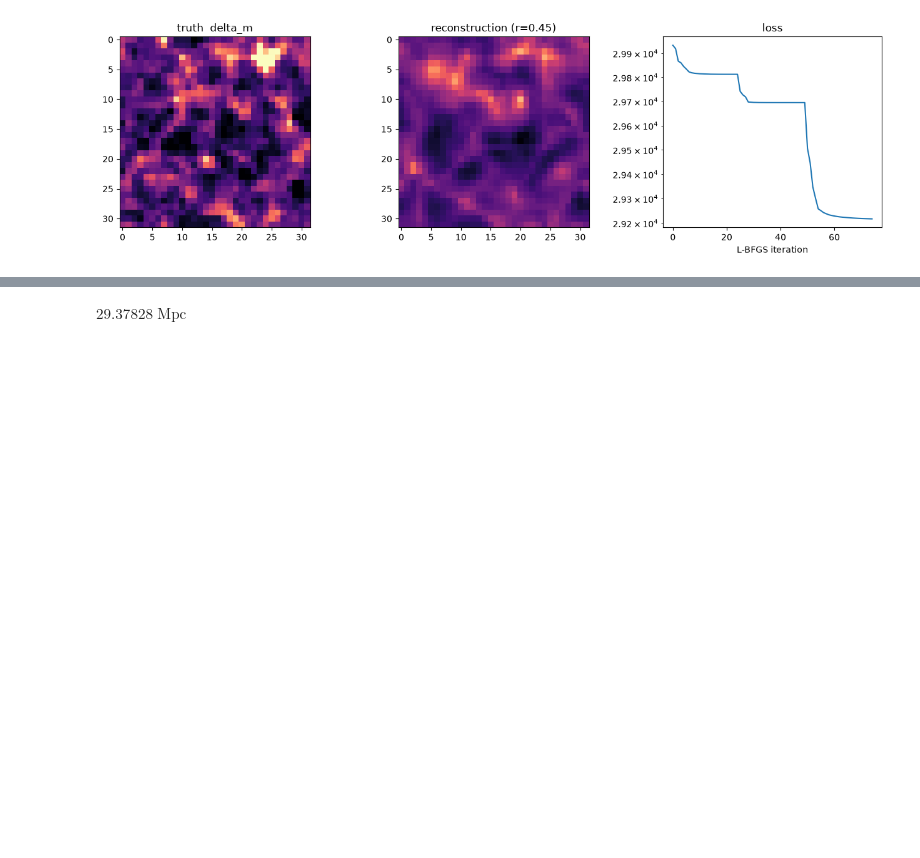
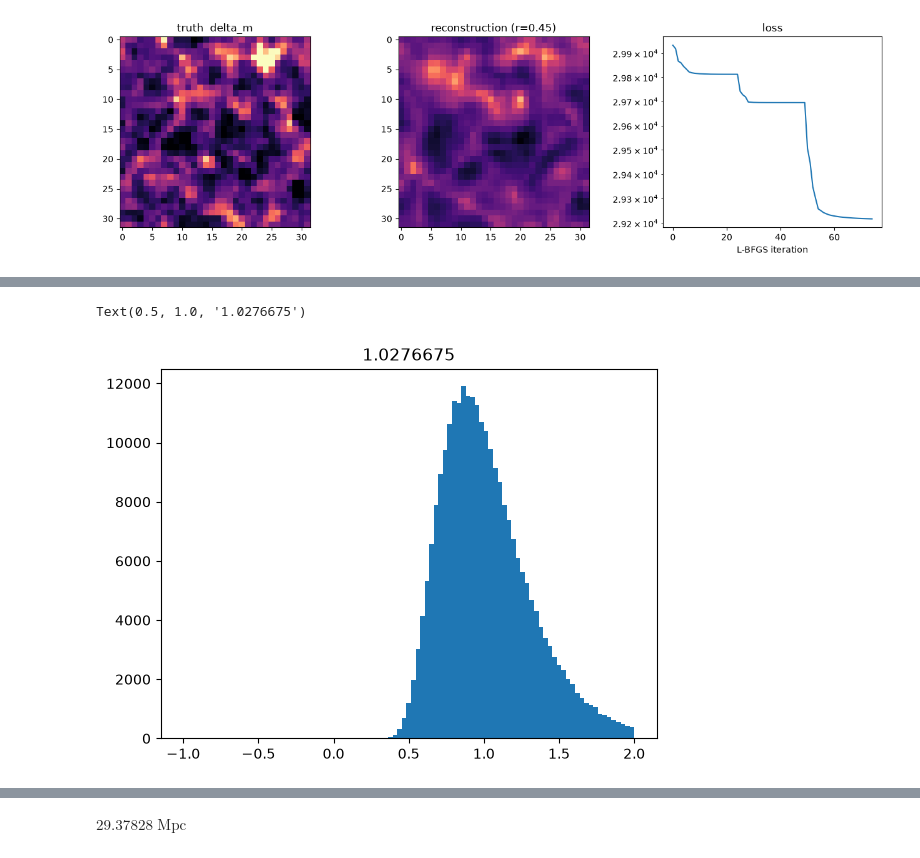
Before and after one commit to lizihao1008/recon_jax, a Jupyter notebook: demo.ipynb, the cells around one changed output, grey strips where cells are left out. Saved outputs shown, nothing was run; the diff lists cells and outputs as text; code cells hidden in the pictures; blank space fills up the shorter version.

```diff
--- a/demo.ipynb
+++ b/demo.ipynb
@@ -180,0 +174,10 @@ cfg_sim: box=160.0 cMpc/h, z=7.14, a_final=0.1229
+# %%
+
+truth_delta = D.astype(np.float32)
+# truth_delta = np.where(truth_delta>100,100,truth_delta)
+truth_delta = truth_delta / np.nanmean(sigma_clip(truth_delta,sigma=3,maxiters=10))
+_ = plt.hist(truth_delta.flatten(),bins=np.linspace(-1,2,100))
+plt.title(truth_delta.mean())
+# %% [output]
+Text(0.5, 1.0, '1.0276675')
+[figure, added]
```
Also changed, not shown: parts of 13 cells of this notebook, 9 other files.
